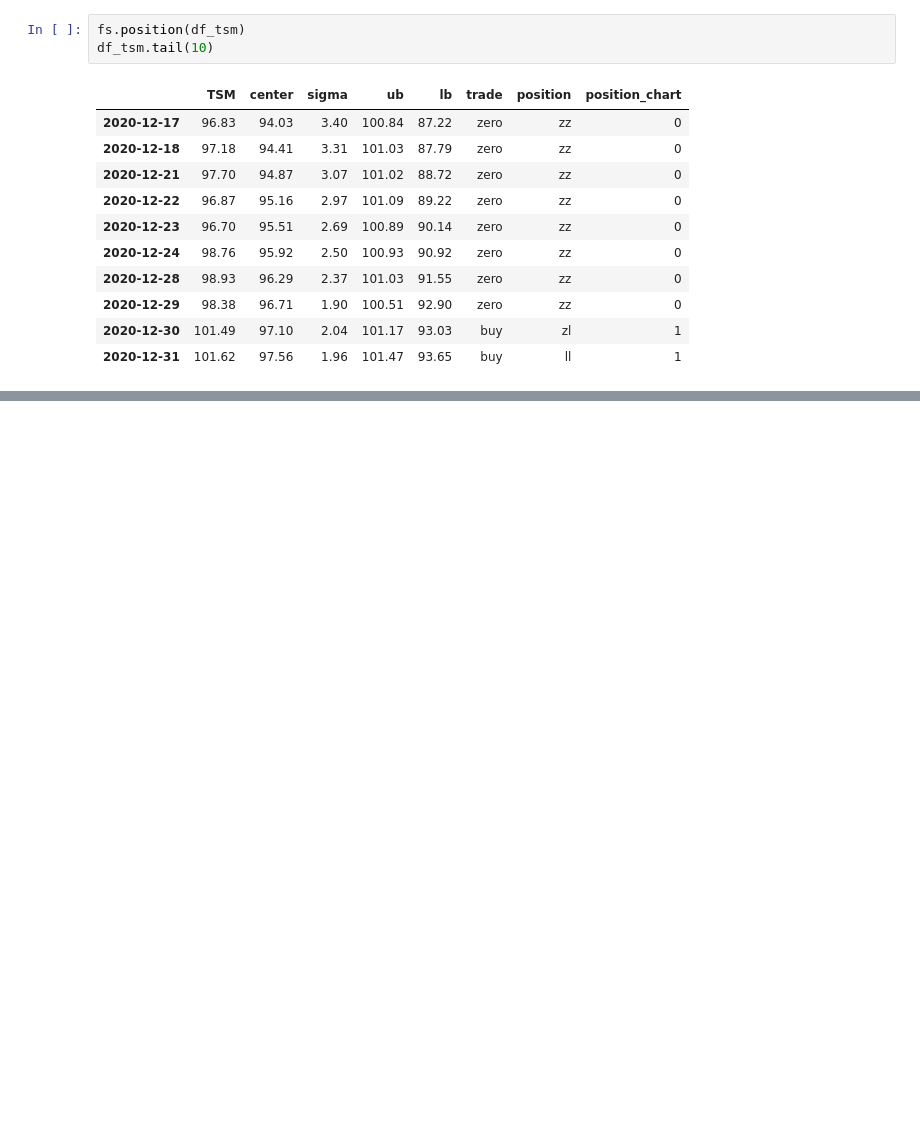
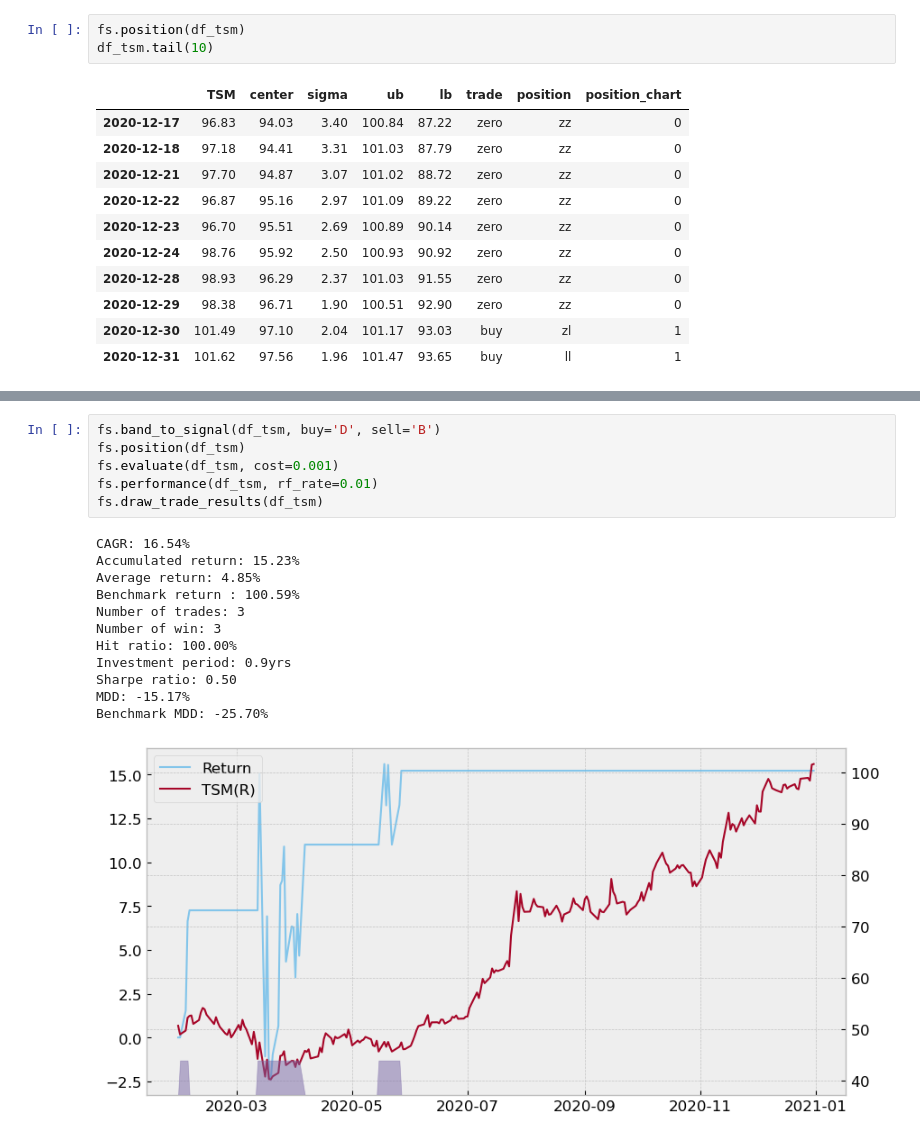
Before and after one commit to djimme/finterstellarDJ, a Jupyter notebook: Quant ch3.ipynb, the cells around one changed output, grey strips where cells are left out. Drawn from its saved outputs; the diff is of its cells as text; blank space fills up the shorter version.

Commit message:
Bollinger band testing and temporary file created

```diff
--- a/Quant ch3.ipynb
+++ b/Quant ch3.ipynb
@@ -128,3 +573,22 @@ Sharpe ratio: 0.32
 MDD: -13.75%
 Benchmark MDD: -26.55%
 [figure]
+# %%
+fs.band_to_signal(df_tsm, buy='D', sell='B')
+fs.position(df_tsm)
+fs.evaluate(df_tsm, cost=0.001)
+fs.performance(df_tsm, rf_rate=0.01)
+fs.draw_trade_results(df_tsm)
+# %% [output]
+CAGR: 16.54%
+Accumulated return: 15.23%
+Average return: 4.85%
+Benchmark return : 100.59%
+Number of trades: 3
+Number of win: 3
+Hit ratio: 100.00%
+Investment period: 0.9yrs
+Sharpe ratio: 0.50
+MDD: -15.17%
+Benchmark MDD: -25.70%
+[figure, added]
```
Also changed, not shown: parts of 29 cells of this notebook, 1 other file.
